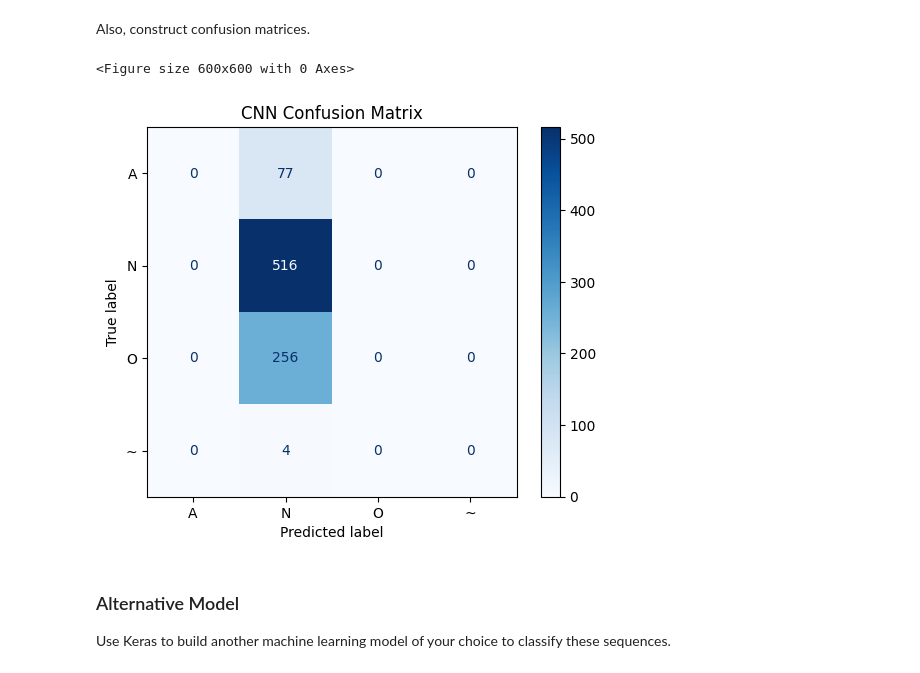
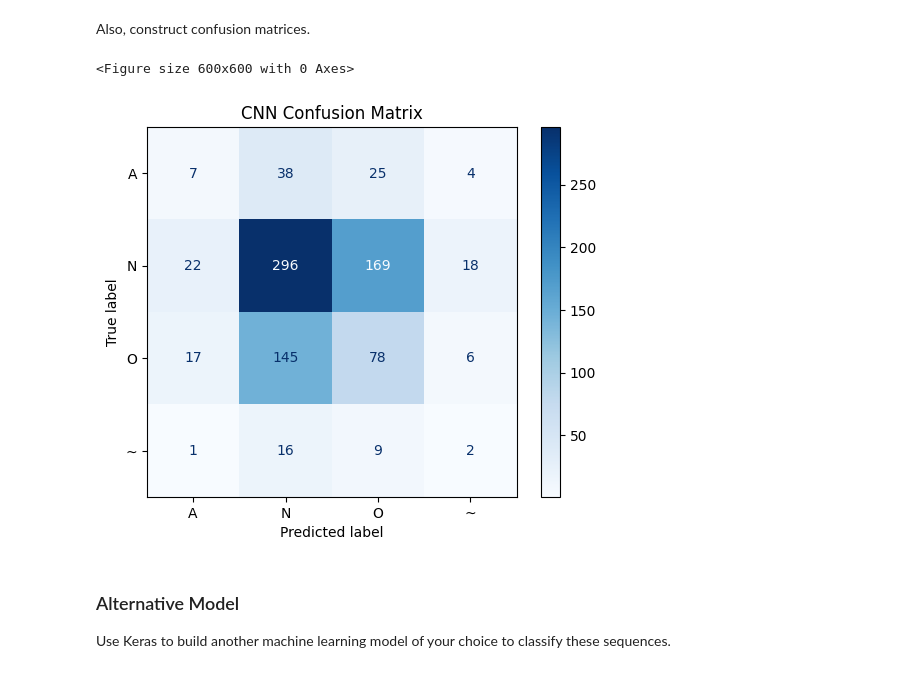
Before and after one commit to noahtrilling/csc6621-project-3-sequential-classification, a Jupyter notebook: main.ipynb, the cells around one changed output. Cells and saved outputs as stored; diff of their text form; code cells hidden in the pictures.

Commit message:
pushing architecture models.

```diff
--- a/main.ipynb
+++ b/main.ipynb
@@ -179,7 +189,7 @@ y_pred = np.argmax(y_pred_probs, axis=1)
 # %% [markdown]
 Compute the F1 score for each class.
 # %%
-f1_per_class = f1_score(y_test_enc, y_pred, average=None)
+f1_per_class = f1_score(y_test, y_pred, average=None)
 for idx, score in enumerate(f1_per_class):
-    print(f"F1 score for class {le.inverse_transform([idx])[0]}: {score}")
+    print(f"F1 score for class {index_to_category[idx]}: {score}")
 # %% [output]
@@ -220,23 +230,19 @@ Use Keras to build a second deep learning model, using convolutional neural
 networks, to classify these sequences. Use accuracy as your metric and Adam as your
 optimizer.
 # %%
-x_train_cnn = x_train[..., np.newaxis]
-x_val_cnn = x_val[..., np.newaxis]
-x_test_cnn = x_test[..., np.newaxis]
-
 cnn_model = Sequential([
-    Input(shape=(x_train_cnn.shape[1], 1)),
+    Input(shape=(input_length, 1)),
     Conv1D(32, kernel_size=7, activation='relu'),
     Flatten(),
     Dense(32, activation='relu'),
-    Dense(y_train.shape[1], activation='softmax')
+    Dense(num_classes, activation='softmax')
 ])
 
-cnn_model.compile(optimizer='adam', loss='categorical_crossentropy', metrics=['accuracy'])
+cnn_model.compile(optimizer='adam', loss='sparse_categorical_crossentropy', metrics=['accuracy'])
 
 cnn_history = cnn_model.fit(
-    x_train_cnn, y_train,
-    validation_data=(x_val_cnn, y_val),
+    x_train, y_train,
+    validation_data=(x_val, y_val),
     epochs=10,
     batch_size=32
 )
@@ -266,6 +272,6 @@ Epoch 10/10
 
 All the metrics should be generated after predicting on the testing set.
 # %%
-cnn_y_pred_probs = cnn_model.predict(x_test_cnn)
+cnn_y_pred_probs = cnn_model.predict(x_test)
 cnn_y_pred = np.argmax(cnn_y_pred_probs, axis=1)
 # %% [output]
@@ -273,7 +279,7 @@ cnn_y_pred = np.argmax(cnn_y_pred_probs, axis=1)
 # %% [markdown]
 Compute the F1 score for each class.
 # %%
-cnn_f1_per_class = f1_score(y_test_enc, cnn_y_pred, average=None)
+cnn_f1_per_class = f1_score(y_test, cnn_y_pred, average=None)
 for idx, score in enumerate(cnn_f1_per_class):
-    print(f"F1 score for class {le.inverse_transform([idx])[0]}: {score}")
+    print(f"F1 score for class {index_to_category[idx]}: {score}")
 # %% [output]
@@ -298,15 +304,15 @@ CNN AUC score (macro, one-vs-rest): 0.5000
 # %% [markdown]
 Also, construct confusion matrices.
 # %%
-cnn_cm = confusion_matrix(y_test_enc, cnn_y_pred)
-cnn_disp = ConfusionMatrixDisplay(confusion_matrix=cnn_cm, display_labels=le.classes_)
+cnn_cm = confusion_matrix(y_test, cnn_y_pred)
+cnn_disp = ConfusionMatrixDisplay(confusion_matrix=cnn_cm, display_labels=[index_to_category[idx] for idx in range(num_classes)])
 plt.figure(figsize=(6, 6))
 cnn_disp.plot(cmap='Blues', values_format='d')
 plt.title('CNN Confusion Matrix')
 plt.show()
 # %% [output]
 <Figure size 600x600 with 0 Axes>
-[figure, old version]
+[figure, new version]
 # %% [markdown]
 ### Alternative Model
 
```
Also changed, not shown: parts of 28 cells of this notebook.
